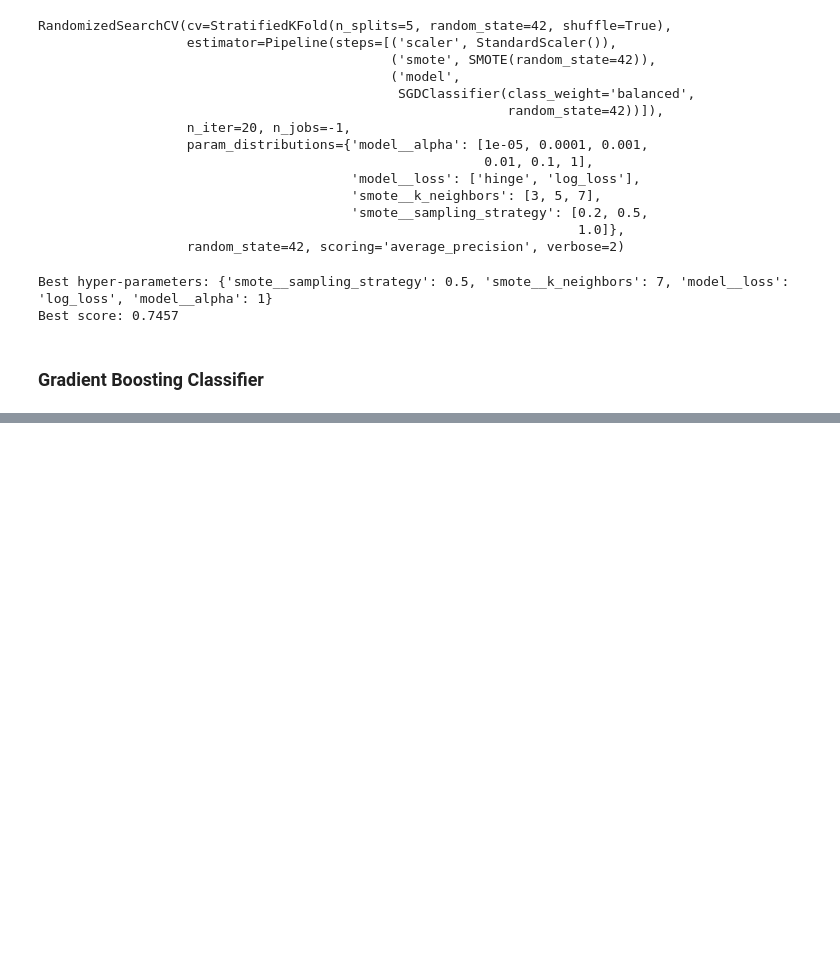
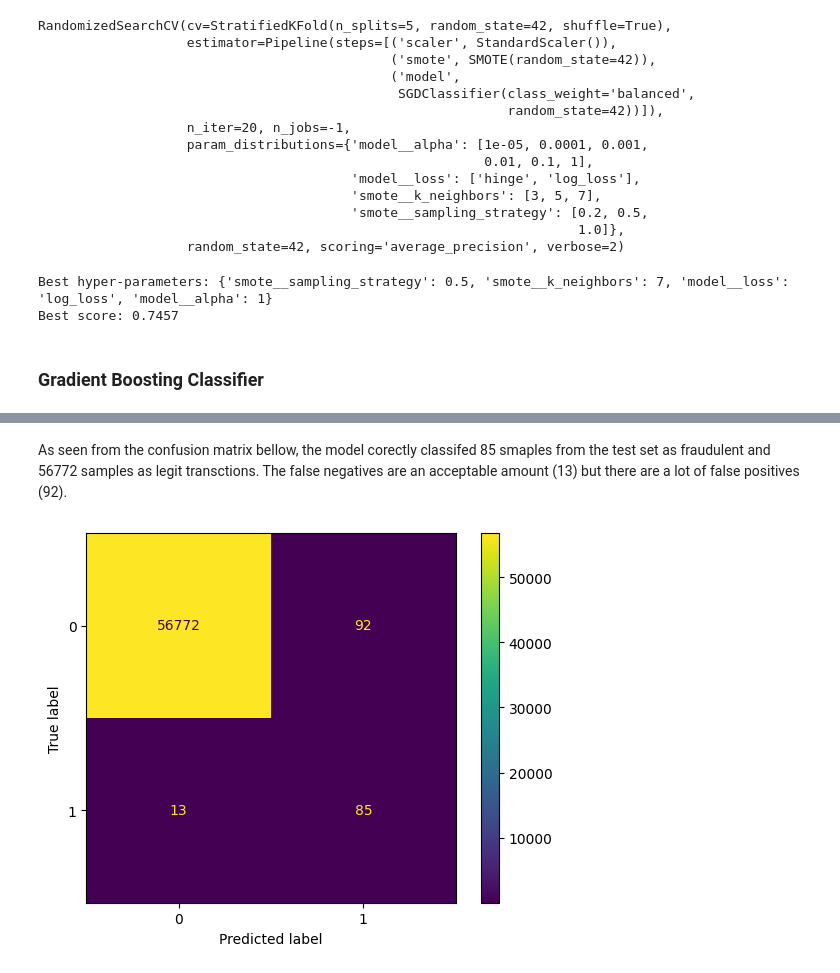
Before and after one commit to webmaster99-stack/credit-card-fraud-detection, a Jupyter notebook: notebooks/model_training_real_data.ipynb, the cells around one changed output, grey strips where cells are left out. Saved outputs shown, nothing was run; the diff lists cells and outputs as text; code cells hidden in the pictures; blank space fills up the shorter version.

```diff
--- a/notebooks/model_training_real_data.ipynb
+++ b/notebooks/model_training_real_data.ipynb
@@ -379,0 +417,9 @@ Best score: 0.7640
+# %% [markdown]
+As seen from the confusion matrix bellow, the model corectly classifed 85 smaples from the test set as fraudulent and 56772 samples as legit transctions. The false negatives are an acceptable amount (13) but there are a lot of false positives (92).
+# %%
+from sklearn.metrics import ConfusionMatrixDisplay
+
+ConfusionMatrixDisplay.from_predictions(y_test, y_pred)
+plt.show()
+# %% [output]
+[figure, added]
```
Also changed, not shown: parts of 13 cells of this notebook.
